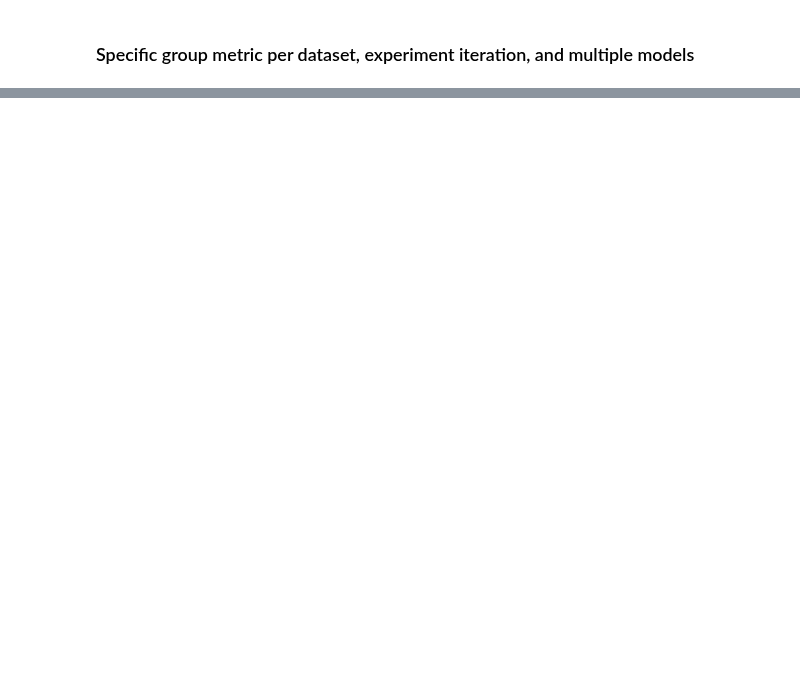
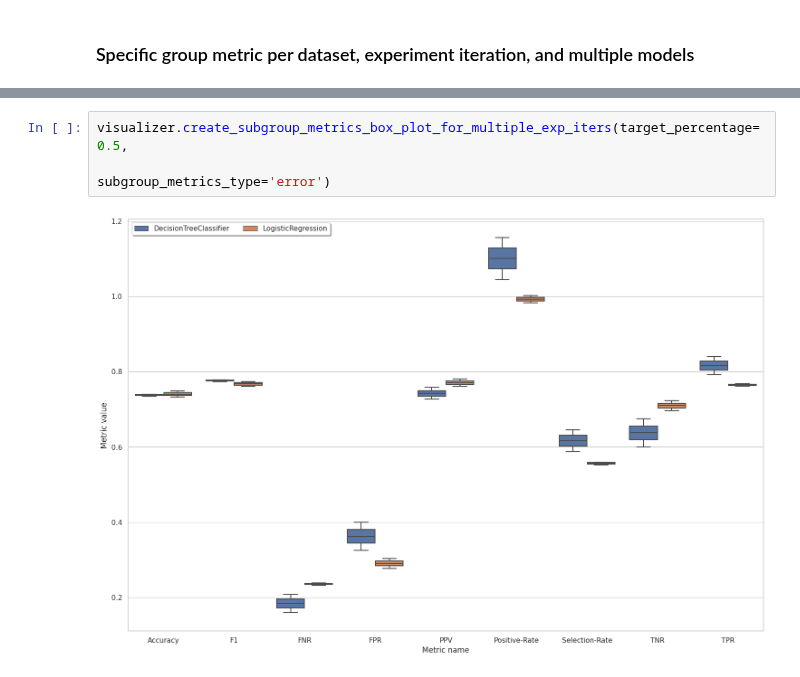
Before and after one commit to FalaahArifKhan/fairness-variance, a Jupyter notebook: notebooks/models_stress_testing/Visualizations_Random_Nulls.ipynb, the cells around one changed output, grey strips where cells are left out. Drawn from its saved outputs; the diff is of its cells as text; blank space fills up the shorter version.

```diff
--- a/notebooks/models_stress_testing/Visualizations_Random_Nulls.ipynb
+++ b/notebooks/models_stress_testing/Visualizations_Random_Nulls.ipynb
@@ -205,0 +213,5 @@ visualizer.create_groups_grid_pct_lines_per_model_plot(group_metric='Disparate_I
+# %%
+visualizer.create_subgroup_metrics_box_plot_for_multiple_exp_iters(target_percentage=0.5,
+                                                                   subgroup_metrics_type='error')
+# %% [output]
+[figure, added]
```
Also changed, not shown: parts of 8 cells of this notebook, 4 other files.
